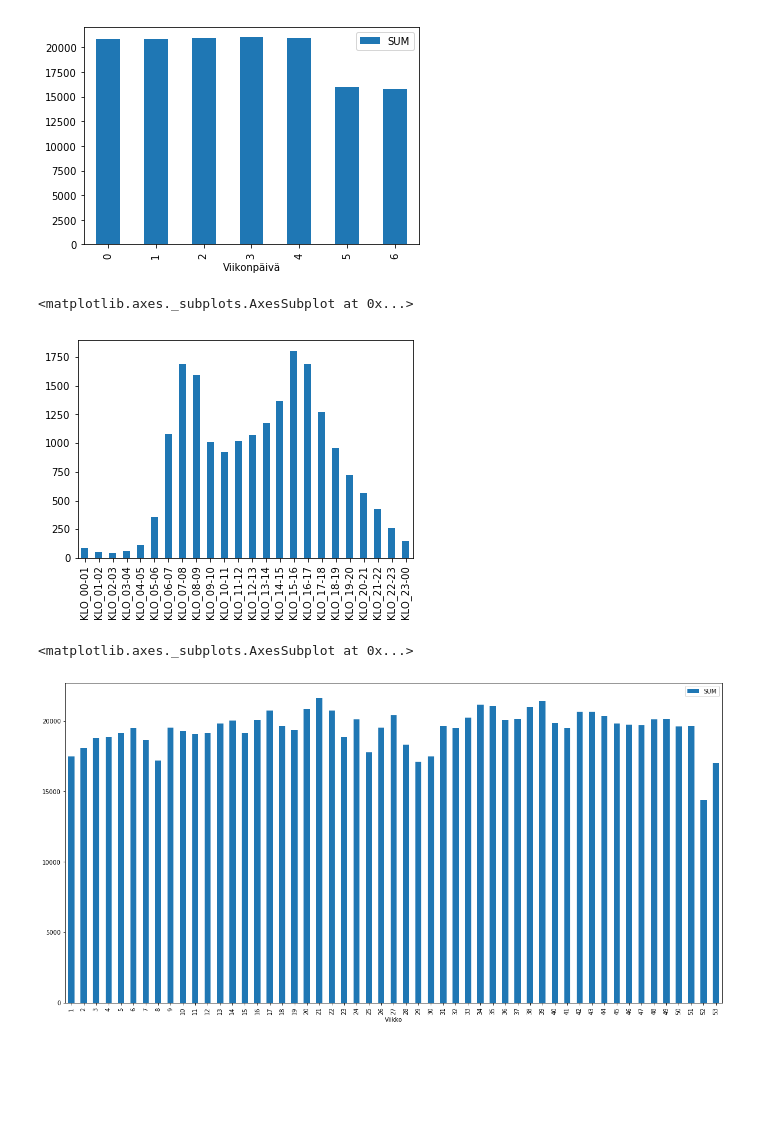
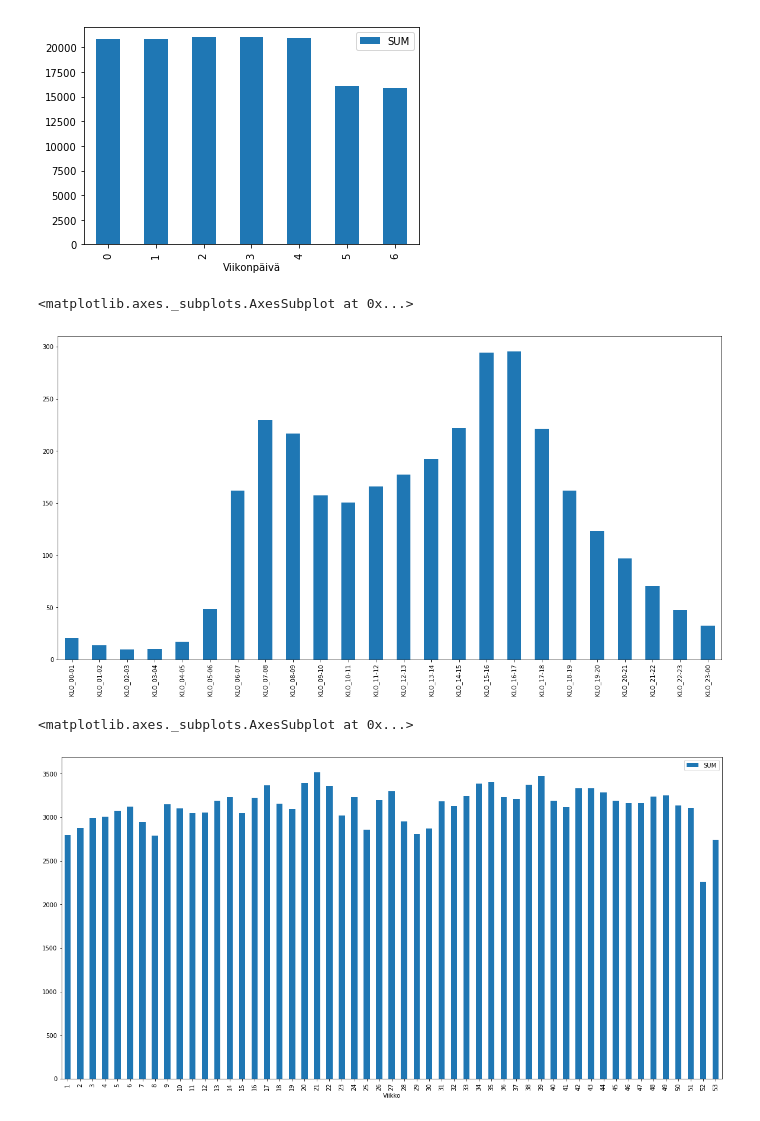
Before and after one commit to veicco/bcg-gamma, a Jupyter notebook: investigation.ipynb, the cells around one changed output. Saved outputs shown, nothing was run; the diff lists cells and outputs as text; code cells hidden in the pictures; blank space fills up the shorter version.

```diff
--- a/investigation.ipynb
+++ b/investigation.ipynb
@@ -30,6 +30,11 @@ df.head(20)
 | 19 | 168 | Askisto | 2013/12/02 | 1 | 16 HA + PK | 0.0 | 0.0 | 2.0 | ... |
 20 rows × 29 columns
 # %%
+def get_year(date_str):
+    date = parser.parse(date_str, dayfirst=True)
+    year = date.year
+    return year
+
 def get_weekday(date_str):
     date = parser.parse(date_str, dayfirst=True)
     weekday = date.weekday()
@@ -51,6 +56,21 @@ def get_hour_cols():
     hour_cols[-1] = "KLO_23-00"
     return hour_cols
 
+def is_midsummer(date_str):
+    midsummers = [
+        "2010/06/26",
+        "2011/06/25",
+        "2012/06/23",
+        "2013/06/22",
+        "2014/06/21",
+        "2015/06/20",
+        "2016/06/25",
+        "2017/06/24",
+        "2018/06/23",
+    ]
+    return date_str in midsummers
+
+
 def get_sum(row):
     return row[get_hour_cols()].sum()
     s = 0
@@ -63,9 +83,11 @@ def get_sum(row):
     return s
 # %%
 # add calculated fields
+df["Vuosi"] = df.Päivä.apply(get_year)
 df["Viikonpäivä"] = df.Päivä.apply(get_weekday)
 df["Viikko"] = df.Päivä.apply(get_week)
 df["Viikko/vuosi"] = df.Päivä.apply(get_week_and_year)
+df["Juhannuspäivä"] = df.Päivä.apply(is_midsummer)
 df["SUM"] = df.apply(lambda row: get_sum(row), axis=1)
 # %%
 #df = df[(df.Ajoneuvoluokka == "11 HA-PA")]
@@ -114,20 +117,20 @@ avg_weekday.plot(x="Viikonpäivä", y="SUM", kind="bar")
 # %%
 # average volume per clock time
 fig, ax = plt.subplots(figsize=(20, 10))
-avg_time = ha[get_hour_cols()].mean(axis=0)
+avg_time = df[get_hour_cols()].mean(axis=0)
 avg_time
-avg_time.plot(kind="bar")
+avg_time.plot(kind="bar", ax=ax)
 # %% [output]
 <matplotlib.axes._subplots.AxesSubplot at 0x...>
-[figure, old version]
+[figure, new version]
 # %%
 # average volume per week
 fig, ax = plt.subplots(figsize=(20, 10))
-avg_week = ha[["Viikko", "SUM"]].groupby(["Viikko"]).agg('mean').reset_index()
+avg_week = df[["Viikko", "SUM"]].groupby(["Viikko"]).agg('mean').reset_index()
 avg_week.plot(x="Viikko", y="SUM", kind="bar", ax=ax)
 # %% [output]
 <matplotlib.axes._subplots.AxesSubplot at 0x...>
-[figure, old version]
+[figure, new version]
 # %%
 # average volume per date
 fig, ax = plt.subplots(figsize=(20, 10))
```
Also changed, not shown: parts of 8 cells of this notebook, 1 other file.
